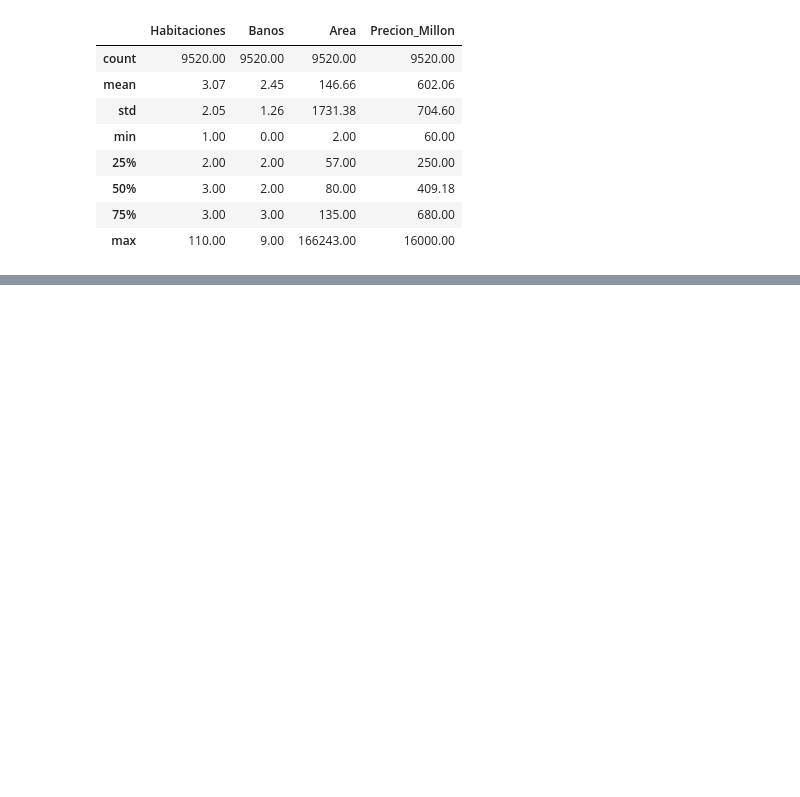
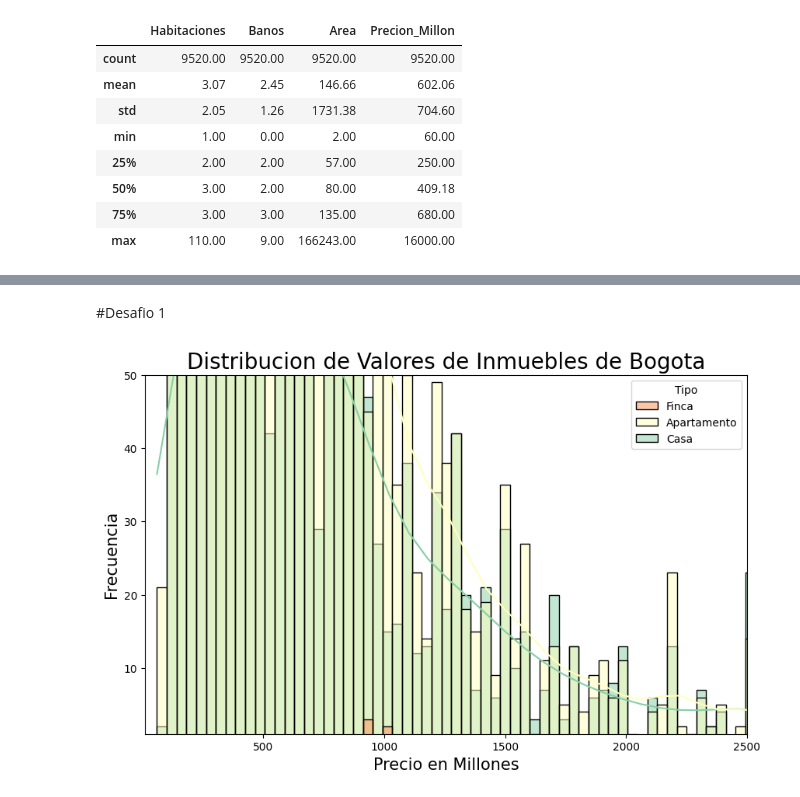
Before and after one commit to afajardol/Inmersion_Datos_Python, a Jupyter notebook: INMERSION_DATOS_AULA_1.ipynb, the cells around one changed output, grey strips where cells are left out. Cells and saved outputs as stored; diff of their text form; code cells hidden in the pictures; blank space fills up the shorter version.

```diff
--- a/INMERSION_DATOS_AULA_1.ipynb
+++ b/INMERSION_DATOS_AULA_1.ipynb
@@ -519,0 +571,13 @@ inmuebles.describe()
+# %% [markdown]
+#Desafio 1
+# %%
+plt.figure(figsize=(10,6))#Ancho, Altura
+grafica = sns.histplot(data=inmuebles, x='Precion_Millon', edgecolor='Black',linewidth=1 ,kde=True, hue='Tipo', palette='Spectral' , hue_order=['Finca','Apartamento','Casa'])
+grafica.set_title('Distribucion de Valores de Inmuebles de Bogota', fontsize = 20)
+grafica.set_xlabel('Precio en Millones', fontsize=15)
+grafica.set_ylabel('Frecuencia', fontsize=15)
+plt.xlim((10,2500)) #Limites min-max de Variable para lectura de inmuebles en X
+plt.ylim(1,50)
+plt.show()
+# %% [output]
+[figure, added]
```
Also changed, not shown: parts of 20 cells of this notebook.
